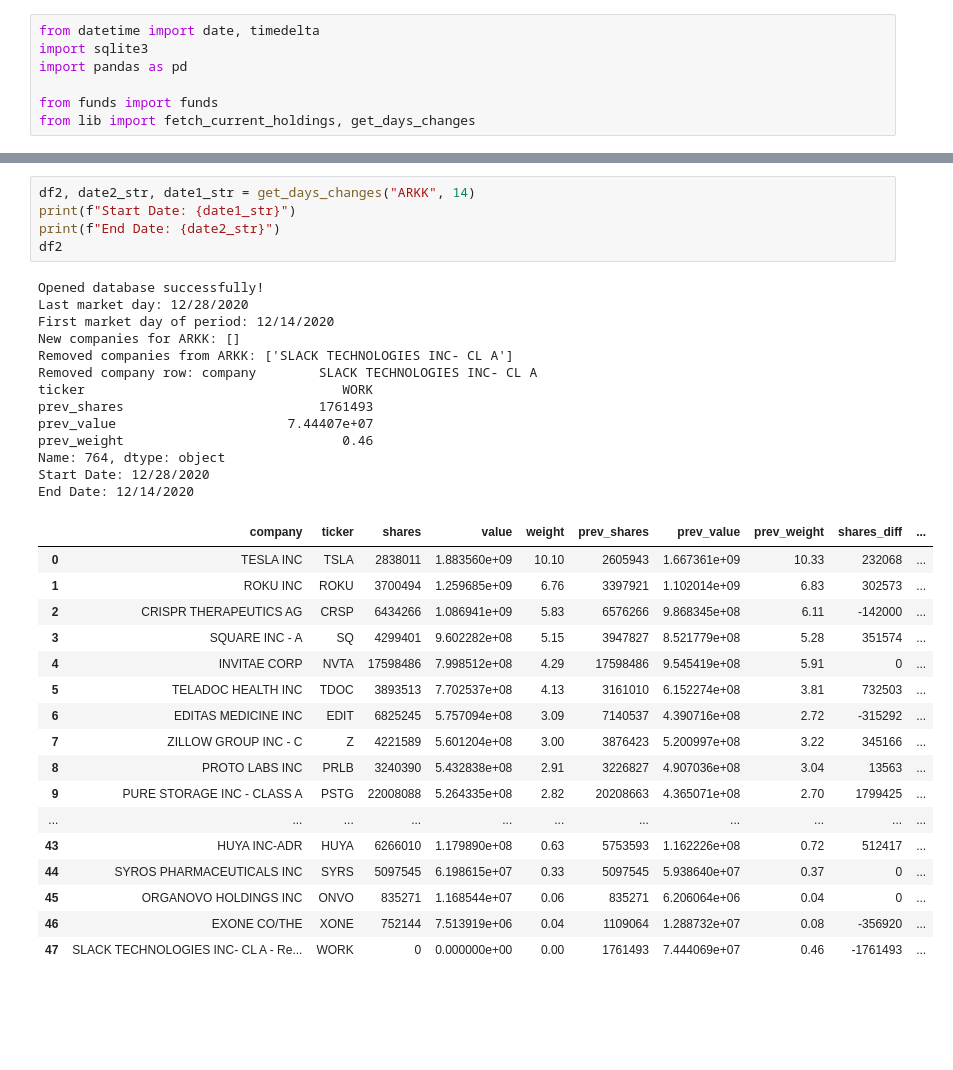
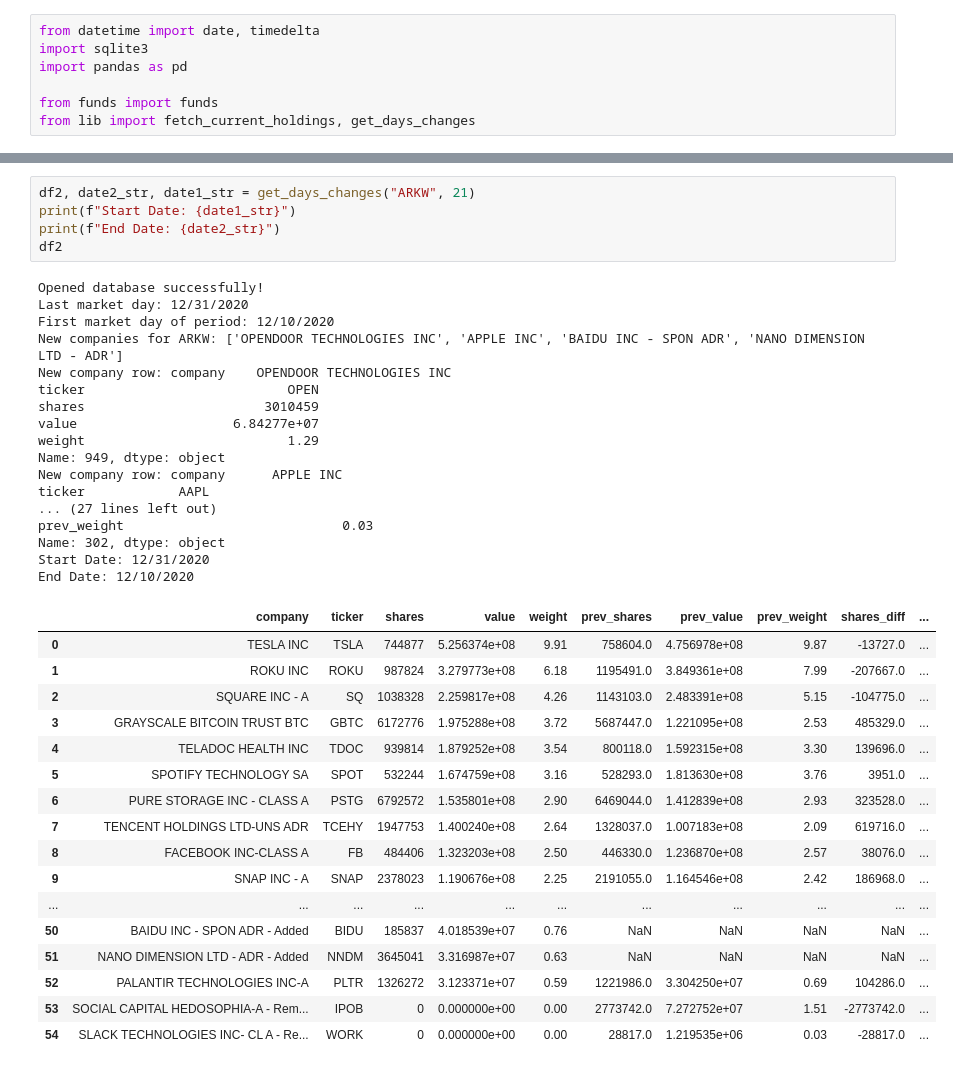
Before and after one commit to ochsec/arktracker, a Jupyter notebook: notebooks/ARKW.ipynb, the cells around one changed output, grey strips where cells are left out. Drawn from its saved outputs; the diff is of its cells as text; blank space fills up the shorter version.

```diff
--- a/notebooks/ARKW.ipynb
+++ b/notebooks/ARKW.ipynb
@@ -32,36 +32,40 @@ Fetching data...
 # %%
-df2, date2_str, date1_str = get_days_changes("ARKK", 14)
+df2, date2_str, date1_str = get_days_changes("ARKW", 21)
 print(f"Start Date: {date1_str}")
 print(f"End Date: {date2_str}")
 df2
 # %% [output]
 Opened database successfully!
-Last market day: 12/28/2020
-First market day of period: 12/14/2020
-New companies for ARKK: []
-Removed companies from ARKK: ['SLACK TECHNOLOGIES INC- CL A']
-Removed company row: company        SLACK TECHNOLOGIES INC- CL A
-ticker                                 WORK
-prev_shares                         1761493
-prev_value                      7.44407e+07
-prev_weight                            0.46
-Name: 764, dtype: object
-Start Date: 12/28/2020
-End Date: 12/14/2020
+Last market day: 12/31/2020
+First market day of period: 12/10/2020
+New companies for ARKW: ['OPENDOOR TECHNOLOGIES INC', 'APPLE INC', 'BAIDU INC - SPON ADR', 'NANO DIMENSION LTD - ADR']
+New company row: company    OPENDOOR TECHNOLOGIES INC
+ticker                          OPEN
+shares                       3010459
+value                    6.84277e+07
+weight                          1.29
+Name: 949, dtype: object
+New company row: company      APPLE INC
+ticker            AAPL
+... (27 lines left out)
+prev_weight                            0.03
+Name: 302, dtype: object
+Start Date: 12/31/2020
+End Date: 12/10/2020
 |  | company | ticker | shares | value | weight | prev_shares | prev_value | prev_weight | shares_diff | ... |
-| 0 | TESLA INC | TSLA | 2838011 | 1.883560e+09 | 10.10 | 2605943 | 1.667361e+09 | 10.33 | 232068 | ... |
-| 1 | ROKU INC | ROKU | 3700494 | 1.259685e+09 | 6.76 | 3397921 | 1.102014e+09 | 6.83 | 302573 | ... |
-| 2 | CRISPR THERAPEUTICS AG | CRSP | 6434266 | 1.086941e+09 | 5.83 | 6576266 | 9.868345e+08 | 6.11 | -142000 | ... |
-| 3 | SQUARE INC - A | SQ | 4299401 | 9.602282e+08 | 5.15 | 3947827 | 8.521779e+08 | 5.28 | 351574 | ... |
-| 4 | INVITAE CORP | NVTA | 17598486 | 7.998512e+08 | 4.29 | 17598486 | 9.545419e+08 | 5.91 | 0 | ... |
-| 5 | TELADOC HEALTH INC | TDOC | 3893513 | 7.702537e+08 | 4.13 | 3161010 | 6.152274e+08 | 3.81 | 732503 | ... |
-| 6 | EDITAS MEDICINE INC | EDIT | 6825245 | 5.757094e+08 | 3.09 | 7140537 | 4.390716e+08 | 2.72 | -315292 | ... |
-| 7 | ZILLOW GROUP INC - C | Z | 4221589 | 5.601204e+08 | 3.00 | 3876423 | 5.200997e+08 | 3.22 | 345166 | ... |
-| 8 | PROTO LABS INC | PRLB | 3240390 | 5.432838e+08 | 2.91 | 3226827 | 4.907036e+08 | 3.04 | 13563 | ... |
-| 9 | PURE STORAGE INC - CLASS A | PSTG | 22008088 | 5.264335e+08 | 2.82 | 20208663 | 4.365071e+08 | 2.70 | 1799425 | ... |
+| 0 | TESLA INC | TSLA | 744877 | 5.256374e+08 | 9.91 | 758604.0 | 4.756978e+08 | 9.87 | -13727.0 | ... |
+| 1 | ROKU INC | ROKU | 987824 | 3.279773e+08 | 6.18 | 1195491.0 | 3.849361e+08 | 7.99 | -207667.0 | ... |
+| 2 | SQUARE INC - A | SQ | 1038328 | 2.259817e+08 | 4.26 | 1143103.0 | 2.483391e+08 | 5.15 | -104775.0 | ... |
+| 3 | GRAYSCALE BITCOIN TRUST BTC | GBTC | 6172776 | 1.975288e+08 | 3.72 | 5687447.0 | 1.221095e+08 | 2.53 | 485329.0 | ... |
+| 4 | TELADOC HEALTH INC | TDOC | 939814 | 1.879252e+08 | 3.54 | 800118.0 | 1.592315e+08 | 3.30 | 139696.0 | ... |
+| 5 | SPOTIFY TECHNOLOGY SA | SPOT | 532244 | 1.674759e+08 | 3.16 | 528293.0 | 1.813630e+08 | 3.76 | 3951.0 | ... |
+| 6 | PURE STORAGE INC - CLASS A | PSTG | 6792572 | 1.535801e+08 | 2.90 | 6469044.0 | 1.412839e+08 | 2.93 | 323528.0 | ... |
+| 7 | TENCENT HOLDINGS LTD-UNS ADR | TCEHY | 1947753 | 1.400240e+08 | 2.64 | 1328037.0 | 1.007183e+08 | 2.09 | 619716.0 | ... |
+| 8 | FACEBOOK INC-CLASS A | FB | 484406 | 1.323203e+08 | 2.50 | 446330.0 | 1.236870e+08 | 2.57 | 38076.0 | ... |
+| 9 | SNAP INC - A | SNAP | 2378023 | 1.190676e+08 | 2.25 | 2191055.0 | 1.164546e+08 | 2.42 | 186968.0 | ... |
 | ... | ... | ... | ... | ... | ... | ... | ... | ... | ... | ... |
-| 43 | HUYA INC-ADR | HUYA | 6266010 | 1.179890e+08 | 0.63 | 5753593 | 1.162226e+08 | 0.72 | 512417 | ... |
-| 44 | SYROS PHARMACEUTICALS INC | SYRS | 5097545 | 6.198615e+07 | 0.33 | 5097545 | 5.938640e+07 | 0.37 | 0 | ... |
-| 45 | ORGANOVO HOLDINGS INC | ONVO | 835271 | 1.168544e+07 | 0.06 | 835271 | 6.206064e+06 | 0.04 | 0 | ... |
-| 46 | EXONE CO/THE | XONE | 752144 | 7.513919e+06 | 0.04 | 1109064 | 1.288732e+07 | 0.08 | -356920 | ... |
-| 47 | SLACK TECHNOLOGIES INC- CL A - Re... | WORK | 0 | 0.000000e+00 | 0.00 | 1761493 | 7.444069e+07 | 0.46 | -1761493 | ... |
+| 50 | BAIDU INC - SPON ADR - Added | BIDU | 185837 | 4.018539e+07 | 0.76 | NaN | NaN | NaN | NaN | ... |
+| 51 | NANO DIMENSION LTD - ADR - Added | NNDM | 3645041 | 3.316987e+07 | 0.63 | NaN | NaN | NaN | NaN | ... |
+| 52 | PALANTIR TECHNOLOGIES INC-A | PLTR | 1326272 | 3.123371e+07 | 0.59 | 1221986.0 | 3.304250e+07 | 0.69 | 104286.0 | ... |
+| 53 | SOCIAL CAPITAL HEDOSOPHIA-A - Rem... | IPOB | 0 | 0.000000e+00 | 0.00 | 2773742.0 | 7.272752e+07 | 1.51 | -2773742.0 | ... |
+| 54 | SLACK TECHNOLOGIES INC- CL A - Re... | WORK | 0 | 0.000000e+00 | 0.00 | 28817.0 | 1.219535e+06 | 0.03 | -28817.0 | ... |
```
Also changed, not shown: parts of 1 cell of this notebook, 7 other files.
